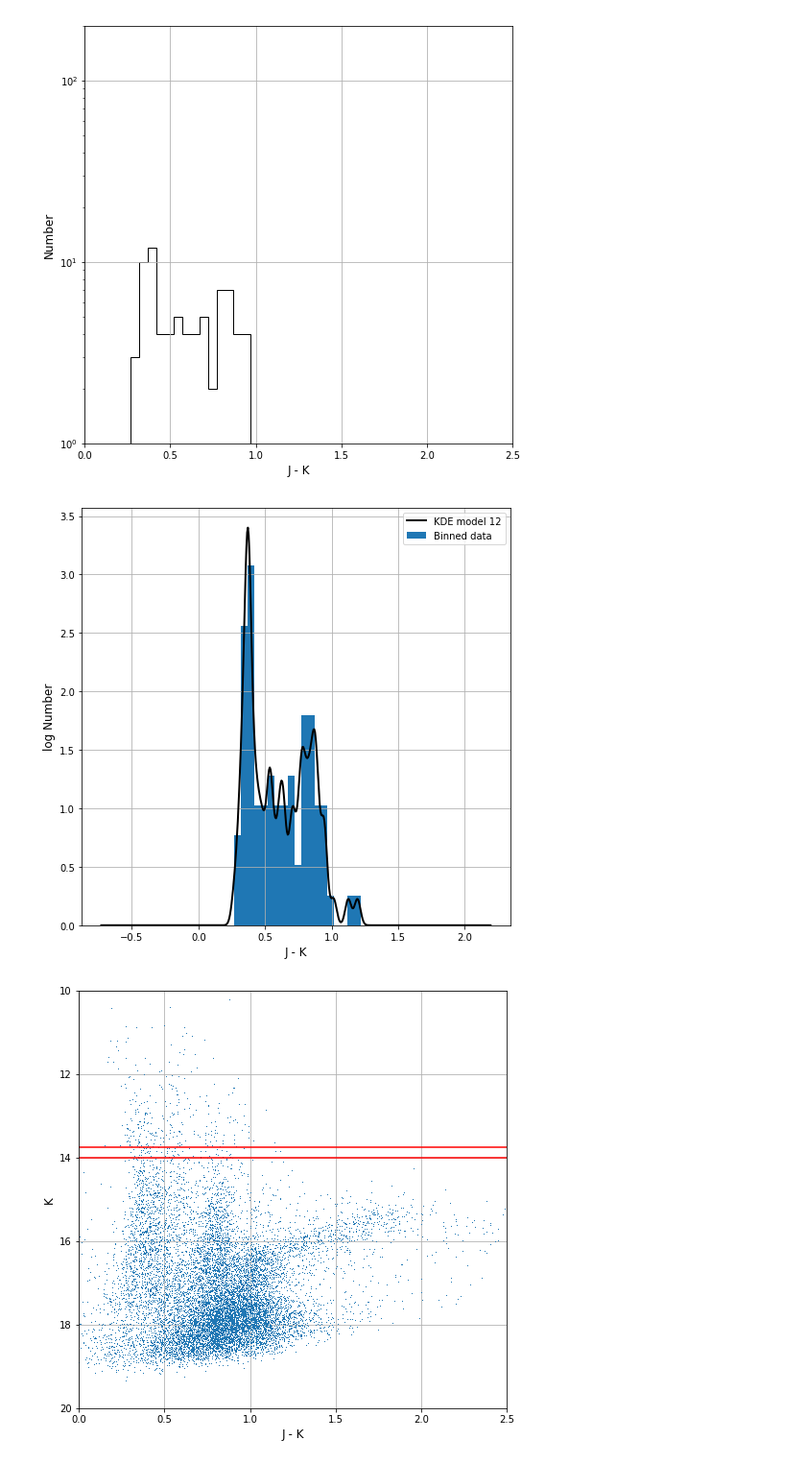
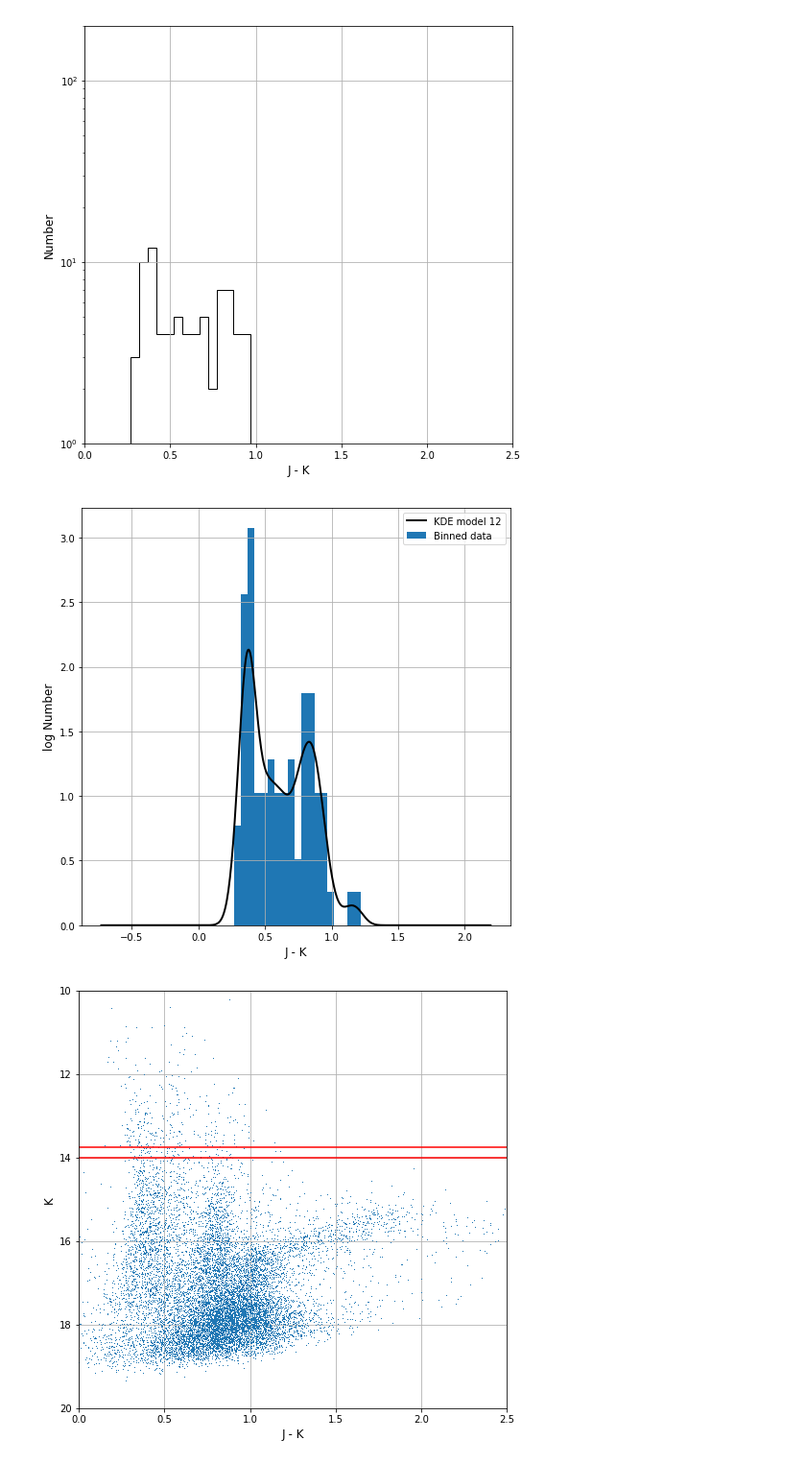
Before and after one commit to alechirschauer/NGC6822, a Jupyter notebook: Color-Cuts_K_vs_J-K_12Nov2018.ipynb, the cells around one changed output. Shown at 96% size. Drawn from its saved outputs; the diff is of its cells as text; code cells hidden in the pictures.

```diff
--- a/Color-Cuts_K_vs_J-K_12Nov2018.ipynb
+++ b/Color-Cuts_K_vs_J-K_12Nov2018.ipynb
@@ -1383,35 +1491,43 @@ plt.close()
 
 kde_data_12 = jMINUSkHIST12.jMINUSk[(jMINUSkHIST12.jMINUSk > -10000) & (jMINUSkHIST12.jMINUSk < 3.0)].values
 
 # ^ This defines the range of data to be used for the Kernel Density Estimation (KDE).
 # "kde_data" will be appended with "_#" for successive y-value bin ranges.
 
 bins=np.arange(min(kde_data_12 ), max(kde_data_12 ) + 0.05, 0.05)
 
 # ^ This defines the bins over which the KDE will be plotted.
 
 x_eval_12 = np.linspace(kde_data_12.min() - 1.0, kde_data_12.max() + 1.0, 500)
 
 # ^ This evaluates the x-values of the histogram(?), with the KDE minimum and KDE maximum
 # as arguments, though I don't fully understand the trailing "500" (or the +/- 1.0s).
 
-kde_12 = gaussian_kde(kde_data_12,bw_method=0.1)
+kde_12 = gaussian_kde(kde_data_12,bw_method=0.25)
 # kde_12 = gaussian_kde(kde_data_12)
 
 # ^ This defines a KDE as a Gaussian to be evaluated over the range of data defined earlier,
 # with binwidths of 0.1, very similarly to the third command from the top.
 
 plt.figure(figsize=(8,8))
 plt.plot(x_eval_12, kde_12(x_eval_12),'k',lw=2,label='KDE model 12')
 plt.hist(kde_data_12,bins=bins,normed=True,label='Binned data')
+#plt.xlim(0.64, 0.70)
+#plt.ylim(0.95, 1.05)
+#plt.xlim(0.875, 1.0)
+#plt.ylim(1.1, 1.22)
 plt.legend()
 plt.xlabel('J - K', size=12)
 plt.ylabel('log Number', size=12)
 plt.grid(True)
 plt.show()
 plt.close()
+#
+### y-value: K = 14.125
+### left minimum: J-K = 0.67
+### right minimum: J-K = No restraint
 # %% [output]
-[figure, old version]
+[figure, new version]
 # %%
 # 41
 
```
Also changed, not shown: parts of 20 cells of this notebook.
